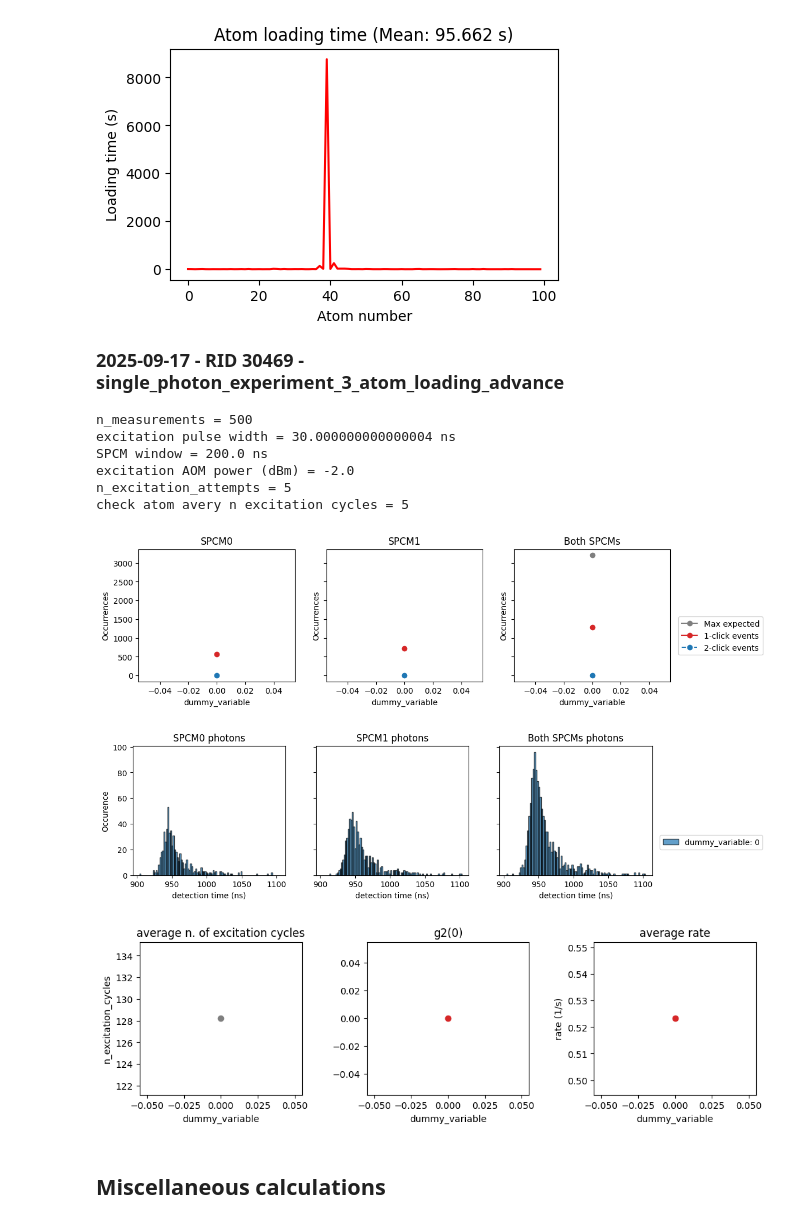
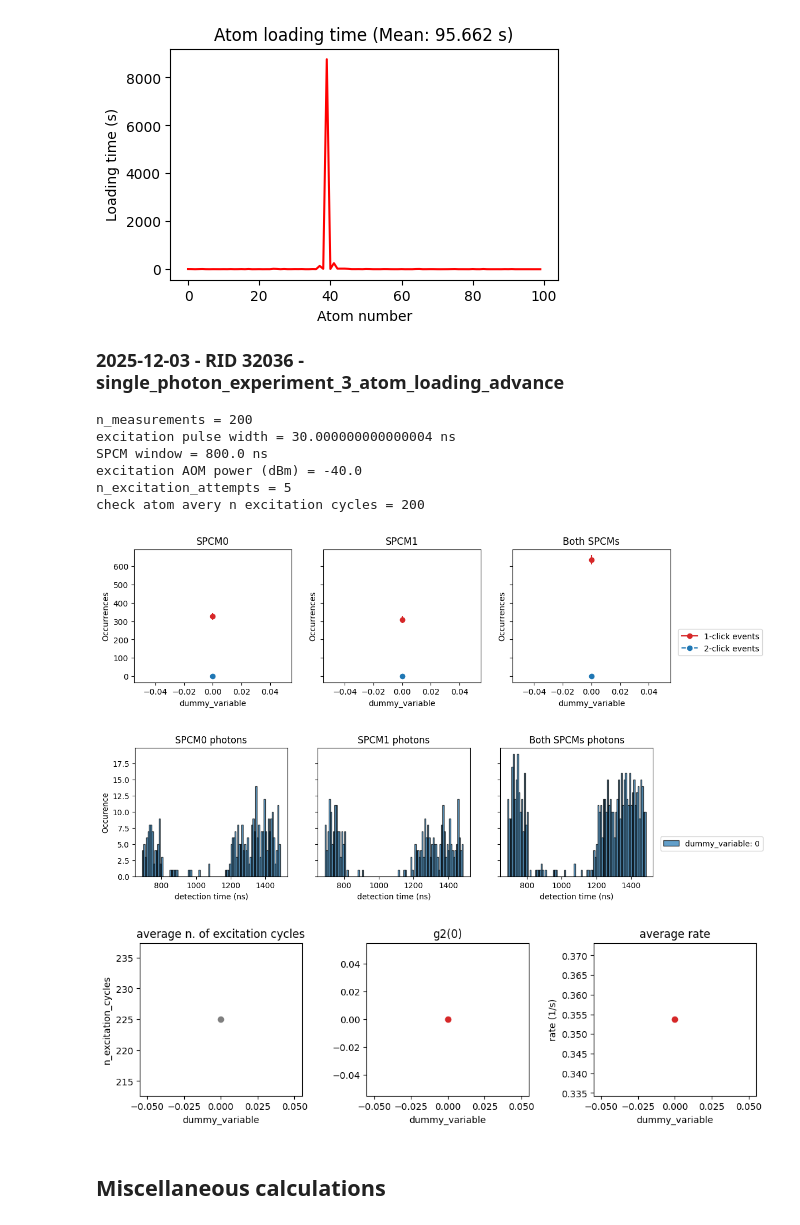
Before and after one commit to QuantumQuadrate/qn_artiq_routines, a Jupyter notebook: Analysis/Single photon analysis/singe_photon_analysis_2025.ipynb, the cells around one changed output. Cells and saved outputs as stored; diff of their text form; code cells hidden in the pictures.

```diff
--- a/Analysis/Single photon analysis/singe_photon_analysis_2025.ipynb
+++ b/Analysis/Single photon analysis/singe_photon_analysis_2025.ipynb
@@ -4,7 +4,7 @@ Valid for experiments from 2025-04-08 until ...
 
 Compared to the one below, I have added the histogram of BothSPCMs. Since 2025-04-08, I added BothSPCMs_RO1 and BothSPCMs_RO2 datasets and they should be used to check for atom loading and calculate retention. This is because with PBS in node 1, SPCM0_RO1 and 2 depend on the waveplates angles and the average of SPCM0 and SPCM1 should be used.
 # %%
-date_filters = ["2025-03-10"]
+date_filters = ["2025-12-03"]
 
 from matplotlib import pyplot as plt
 import matplotlib as mpl
@@ -72,7 +68,7 @@ file 6 (C:\Networking Experiment\artiq codes\artiq-master\results\2025-03-10\17\
 # %%
 ### the file(s) to analyze:
 file_indices = {
-    5:'',
+    3:'',
 }
 
 compare = True # compare multiple files in the same retention and loading plots
@@ -579,7 +576,7 @@ axs[1].set_ylabel('Occurrences')
 axs[1].set_xlabel(scan_variable1_name);
 
 ### both SPCMs
-axs[2].plot(scan_sequence1, n_excitation_cycles_iAll * Col_Eff, label='Max expected', ls='solid', color='tab:gray', marker='o') ### I assumed only one excitation can happen with n_excitation_attempts
+# axs[2].plot(scan_sequence1, n_excitation_cycles_iAll * Col_Eff, label='Max expected', ls='solid', color='tab:gray', marker='o') ### I assumed only one excitation can happen with n_excitation_attempts
 axs[2].plot(scan_sequence1, BothSPCMs_1click_counts_iAll, label='1-click events', ls='solid', color='tab:red', marker='o')
 axs[2].plot(scan_sequence1, BothSPCMs_2click_counts_iAll, label='2-click events', ls='dashed', color='tab:blue', marker='o')
 axs[2].errorbar(scan_sequence1, BothSPCMs_1click_counts_iAll, yerr=np.sqrt(BothSPCMs_1click_counts_iAll), ls='none', color='tab:red')
@@ -612,41 +609,41 @@ for i in range(iterations):
     axs[2].legend(loc=(1.05, 0.2))
 ##########################################################################################
 
 
 fig, axs = plt.subplots(1, 3, figsize=(12, 3))
 ########################################## Plot average number of excitation_cycles per measuremnt
 axs[0].plot(scan_sequence1, n_excitation_cycles_iAll/n_measurements, label='ave excitation cycle', marker='o', color='tab:gray')
 axs[0].set_xlabel(scan_variable1_name)
 axs[0].set_ylabel('n_excitation_cycles')
 axs[0].set_title('average n. of excitation cycles')
 
 ########################################## Plot g2
 axs[1].plot(scan_sequence1, g2_0, marker='o', color='tab:red')
 axs[1].errorbar(scan_sequence1, g2_0, yerr=g2_0_err, ls='none',color='tab:red')
 axs[1].set_xlabel(scan_variable1_name)
 # axs[1].set_ylabel('g2(0)')
 axs[1].set_title('g2(0)');
 
 ########################################## Plot avergae rate
 axs[2].plot(scan_sequence1, Ave_photon_rate_iAll, marker='o', color='tab:red')
 # axs[2].legend(loc=(1.05,0.5))
 axs[2].set_xlabel(scan_variable1_name)
 axs[2].set_ylabel('rate (1/s)')
 axs[2].set_title('average rate');
 
 plt.subplots_adjust(wspace=0.4)  # Increase spacing between subplots
 plt.show()
 # %% [output]
-2025-09-17 - RID 30469 - single_photon_experiment_3_atom_loading_advance
+2025-12-03 - RID 32036 - single_photon_experiment_3_atom_loading_advance
-n_measurements = 500
+n_measurements = 200
 excitation pulse width = 30.000000000000004 ns
-SPCM window = 200.0 ns
-excitation AOM power (dBm) = -2.0
+SPCM window = 800.0 ns
+excitation AOM power (dBm) = -40.0
 n_excitation_attempts = 5
-check atom avery n excitation cycles = 5
+check atom avery n excitation cycles = 200
-[figure, old version]
+[figure, new version]
-[figure, old version]
+[figure, new version]
-[figure, old version]
+[figure, new version]
 # %% [markdown]
 ## Miscellaneous calculations
 # %%
```
Also changed, not shown: parts of 2 cells of this notebook, 2 other files.
